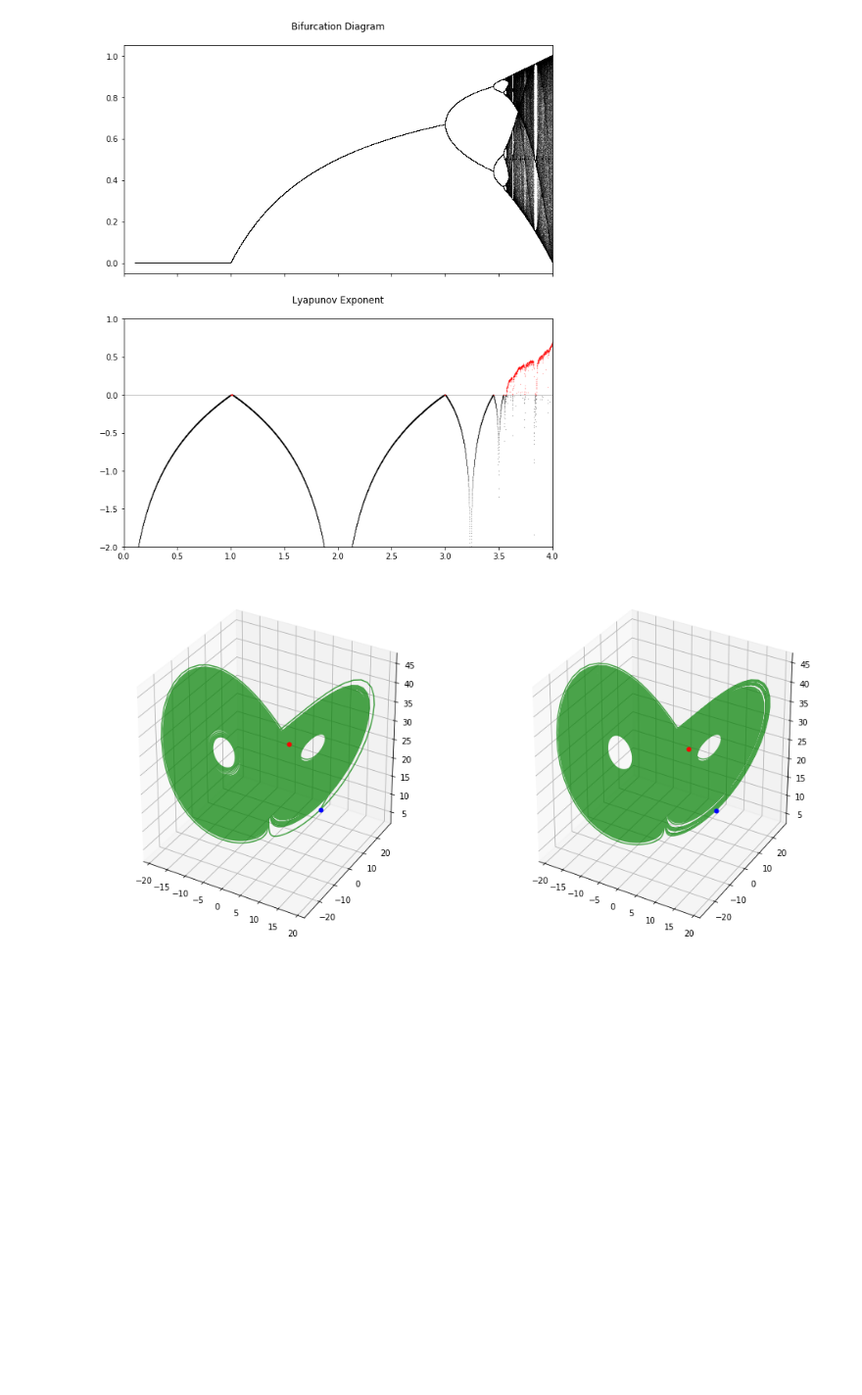
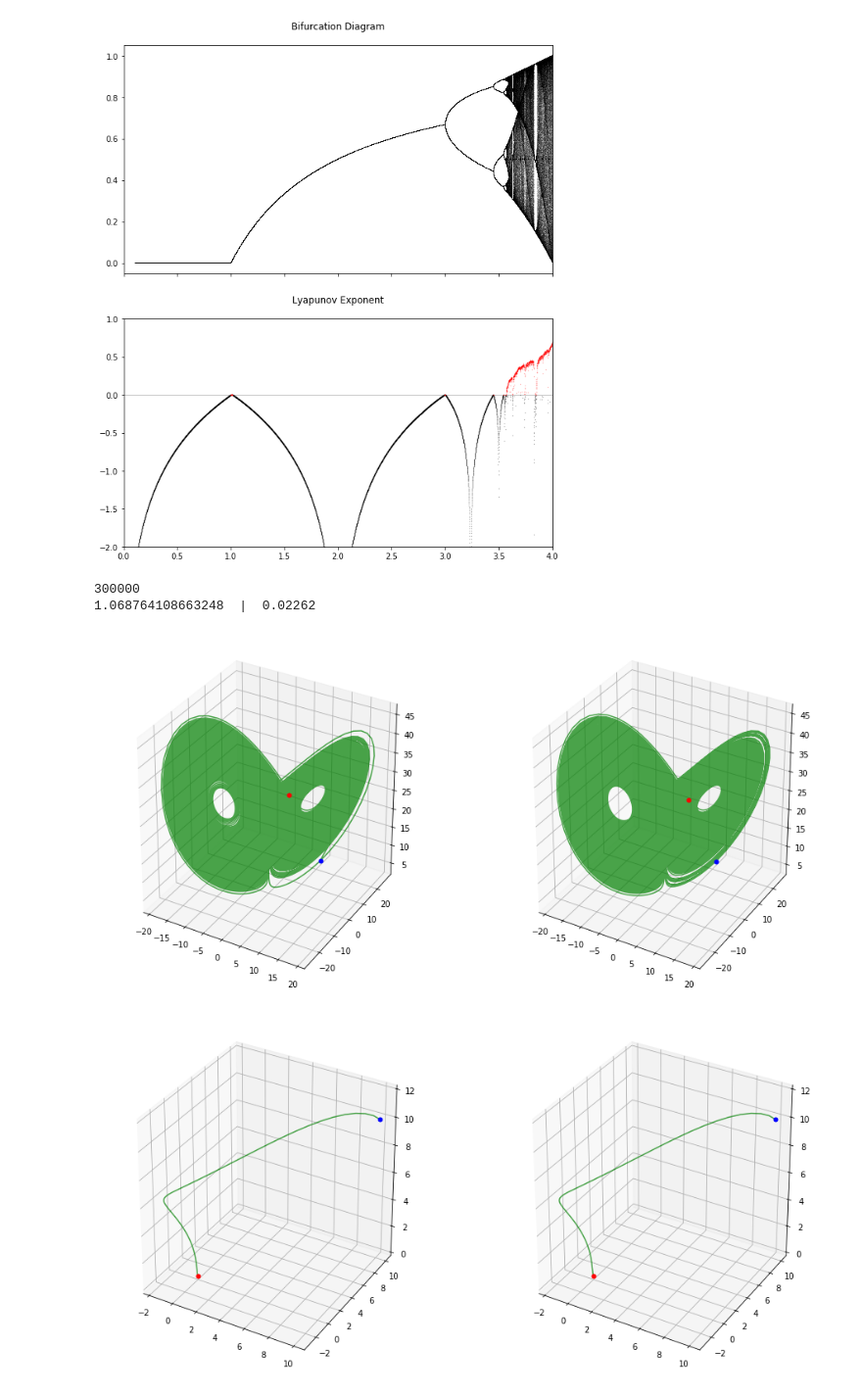
Before and after one commit to TUM-MLCMS/mlcms-3, a Jupyter notebook: Task 4.ipynb, the cells around one changed output. Shown at 98% size. Drawn from its saved outputs; the diff is of its cells as text; code cells hidden in the pictures; blank space fills up the shorter version.

Commit message:
Distance calculation implemented. Some bugs fixed.

```diff
--- a/Task 4.ipynb
+++ b/Task 4.ipynb
@@ -133,18 +133,39 @@ ax2.set_title("Lyapunov Exponent\n")
 Text(0.5, 1.0, 'Lyapunov Exponent\n')
 [figure]
 # %%
+from scipy.spatial import distance
+
+rho = 28.0
+sigma = 10.0
+beta = 8.0 / 3.0
+
+simulations = []
+
+def d(x1, y1, z1, x2, y2, z2):
+    p1 = (x1, y1, z1)
+    p2 = (x2, y2, z2)
+    return distance.euclidean(p1, p2)
+
 def f(state, t):
+    global rho, sigma, beta
     x, y, z = state  # Unpack the state vector
     return sigma * (y - x), x * (rho - z) - y, x * y - beta * z  # Derivatives
 
-def lorenz(rho = 28.0,
-           sigma = 10.0,
-           beta = 8.0 / 3.0,
+def lorenz(r = 28.0,
+           s = 10.0,
+           b = 8.0 / 3.0,
            state0 = [10.0, 10.0, 10.0],
            t = np.arange(0.0, 1000, 0.01),
            ax=None):
 
+    global rho, sigma, beta, simulations
+
+    rho = r
+    sigma = s
+    beta = b
+
     states = odeint(f, state0, t)
+    simulations.append(states)
 
     ax.plot(states[:, 0], states[:, 1], states[:, 2], color='g', alpha=0.7)
 
@@ -159,12 +180,43 @@ def lorenz(rho = 28.0,
 fig = plt.figure(figsize=(16, 8))
 
 ax0 = fig.add_subplot(1, 2, 1, projection='3d')
-lorenz(ax=ax0)
+lorenz(ax=ax0, t = np.arange(0.0, 1000, 0.01))
+once=True
 
 ax1 = fig.add_subplot(1, 2, 2, projection='3d')
-lorenz(ax=ax1, state0 = [10.0 + 0.00000001, 10.0, 10.0])
+lorenz(ax=ax1, t = np.arange(0.0, 1000, 0.01), state0 = [10.0 + 0.00000001, 10.0, 10.0])
+once=True
+
+print(simulations[0].size)
+
+dist = 0
+iter = 0
+while(dist <= 1):
+    dist = d(simulations[0][iter][0],
+             simulations[0][iter][1],
+             simulations[0][iter][2],
+             simulations[1][iter][0],
+             simulations[1][iter][1],
+             simulations[1][iter][2],)
+    iter += 1
+
+print(dist," | " , iter/(simulations[0].size/3))
 # %% [output]
+300000
+1.068764108663248  |  0.02262
 [figure]
+# %%
+fig = plt.figure(figsize=(16, 8))
+
+ax2 = fig.add_subplot(1, 2, 1, projection='3d')
+lorenz(ax=ax2, t = np.arange(0.0, 1000, 0.01), r = 0.5)
+once=True
+
+ax3 = fig.add_subplot(1, 2, 2, projection='3d')
+lorenz(ax=ax3, t = np.arange(0.0, 1000, 0.01), r = 0.5, state0 = [10.0 + 0.00000001, 10.0, 10.0])
+once=True
+# %% [output]
+[figure, added]
 # %%
 fig = plt.figure(figsize=(16, 8))
 
```
Also changed, not shown: parts of 2 cells of this notebook.
